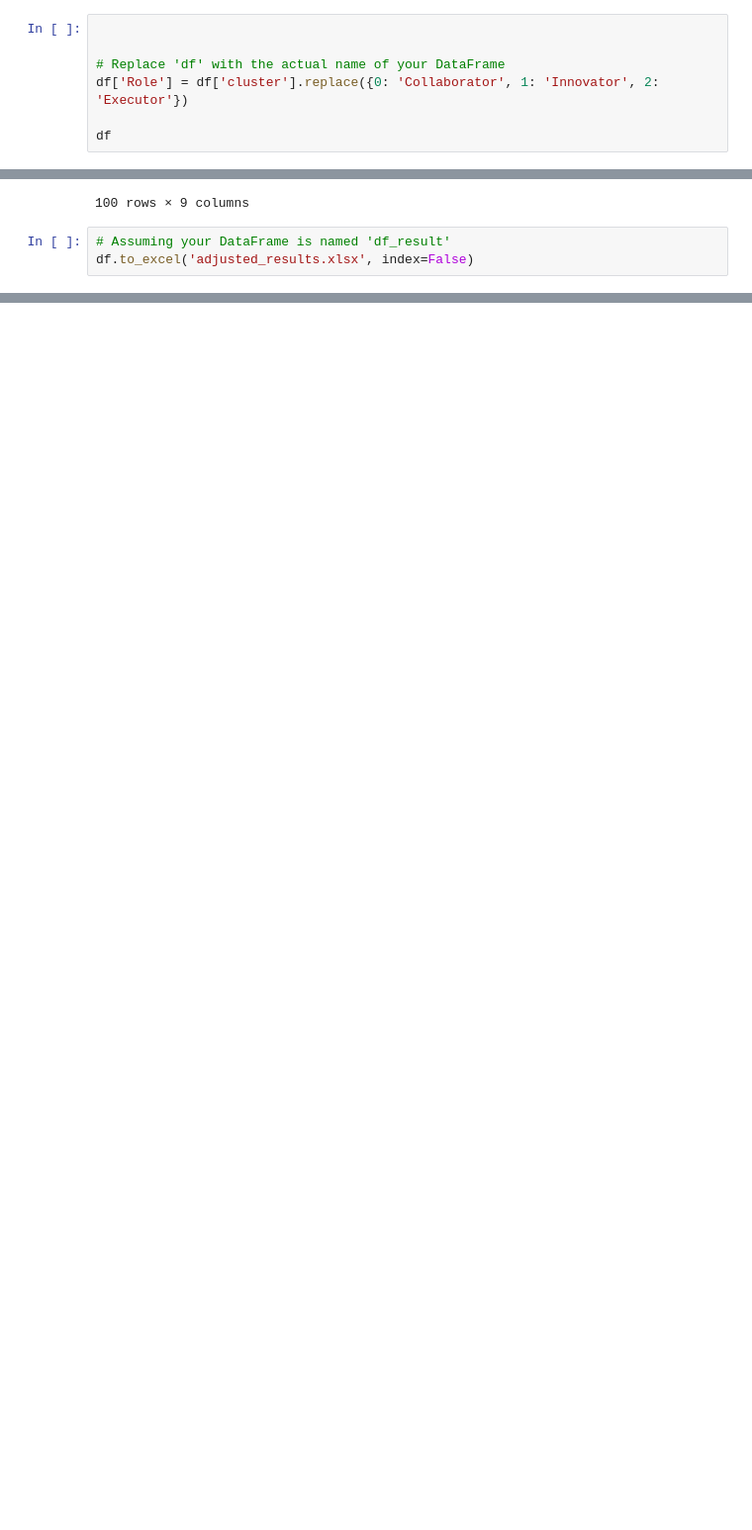
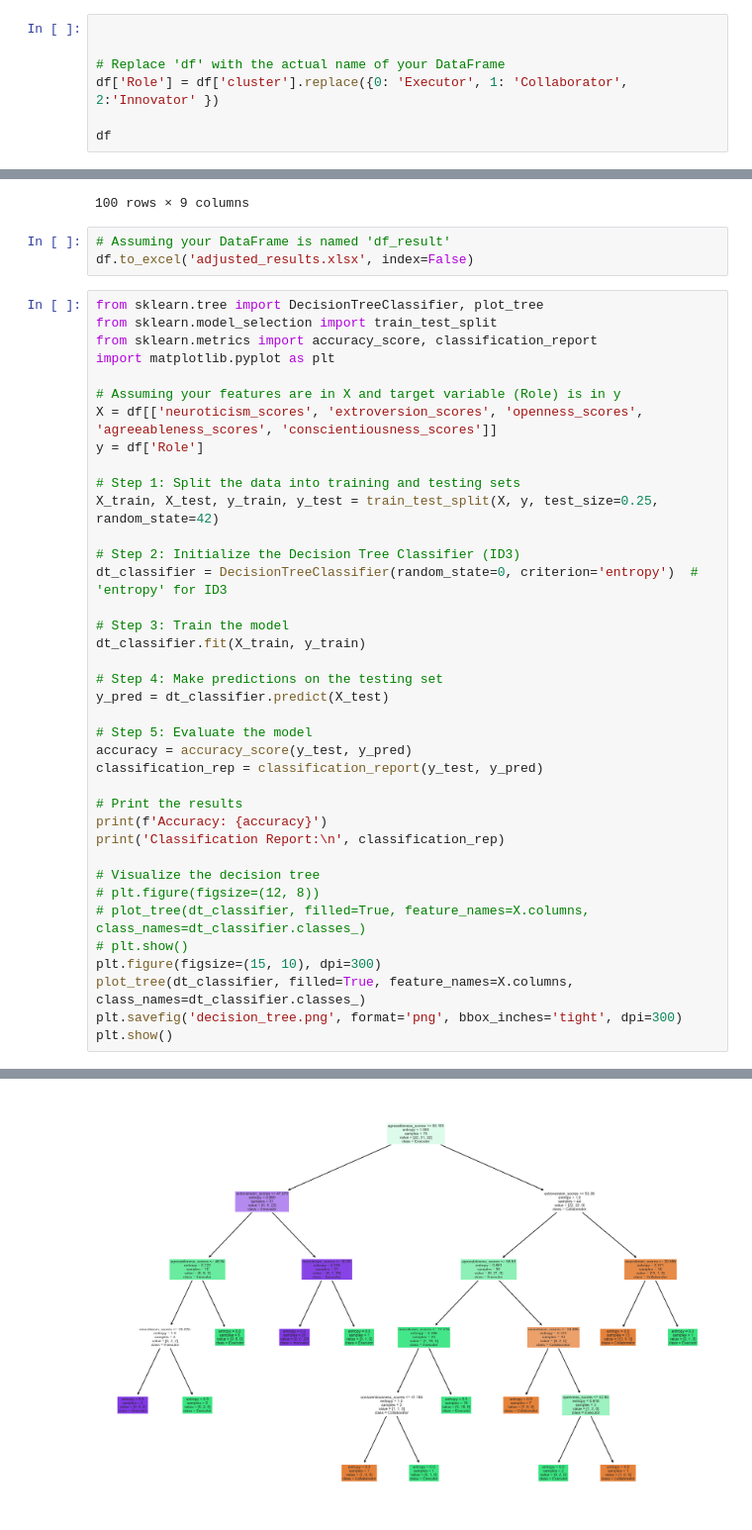
Before and after one commit to Ahmadbadghaish/IDSS, a Jupyter notebook: python/IDSS-START (2).ipynb, the cells around one changed output, grey strips where cells are left out. Shown at 99% size. Cells and saved outputs as stored; diff of their text form; blank space fills up the shorter version.

```diff
--- a/python/IDSS-START (2).ipynb
+++ b/python/IDSS-START (2).ipynb
@@ -426,7 +428,7 @@ df
 
 
 # Replace 'df' with the actual name of your DataFrame
-df['Role'] = df['cluster'].replace({0: 'Collaborator', 1: 'Innovator', 2: 'Executor'})
+df['Role'] = df['cluster'].replace({0: 'Executor', 1: 'Collaborator', 2:'Innovator' })
 
 df
 # %% [output]
@@ -446,3 +448,42 @@ df
 # %%
 # Assuming your DataFrame is named 'df_result'
 df.to_excel('adjusted_results.xlsx', index=False)
+# %%
+from sklearn.tree import DecisionTreeClassifier, plot_tree
+from sklearn.model_selection import train_test_split
+from sklearn.metrics import accuracy_score, classification_report
+import matplotlib.pyplot as plt
+
+# Assuming your features are in X and target variable (Role) is in y
+X = df[['neuroticism_scores', 'extroversion_scores', 'openness_scores', 'agreeableness_scores', 'conscientiousness_scores']]
+y = df['Role']
+
+# Step 1: Split the data into training and testing sets
+X_train, X_test, y_train, y_test = train_test_split(X, y, test_size=0.25, random_state=42)
+
+# Step 2: Initialize the Decision Tree Classifier (ID3)
+dt_classifier = DecisionTreeClassifier(random_state=0, criterion='entropy')  # 'entropy' for ID3
+
+# Step 3: Train the model
+dt_classifier.fit(X_train, y_train)
+
+# Step 4: Make predictions on the testing set
+y_pred = dt_classifier.predict(X_test)
+
+# Step 5: Evaluate the model
+accuracy = accuracy_score(y_test, y_pred)
+classification_rep = classification_report(y_test, y_pred)
+
+# Print the results
+print(f'Accuracy: {accuracy}')
+print('Classification Report:\n', classification_rep)
+
+# Visualize the decision tree
+# plt.figure(figsize=(12, 8))
+# plot_tree(dt_classifier, filled=True, feature_names=X.columns, class_names=dt_classifier.classes_)
+# plt.show()
+plt.figure(figsize=(15, 10), dpi=300)
+plot_tree(dt_classifier, filled=True, feature_names=X.columns, class_names=dt_classifier.classes_)
+plt.savefig('decision_tree.png', format='png', bbox_inches='tight', dpi=300)
+plt.show()
+# %% [output]
@@ -449 +501,2 @@ df.to_excel('adjusted_results.xlsx', index=False)
+[figure, added]
 # %%
```
Also changed, not shown: parts of 14 cells of this notebook.
